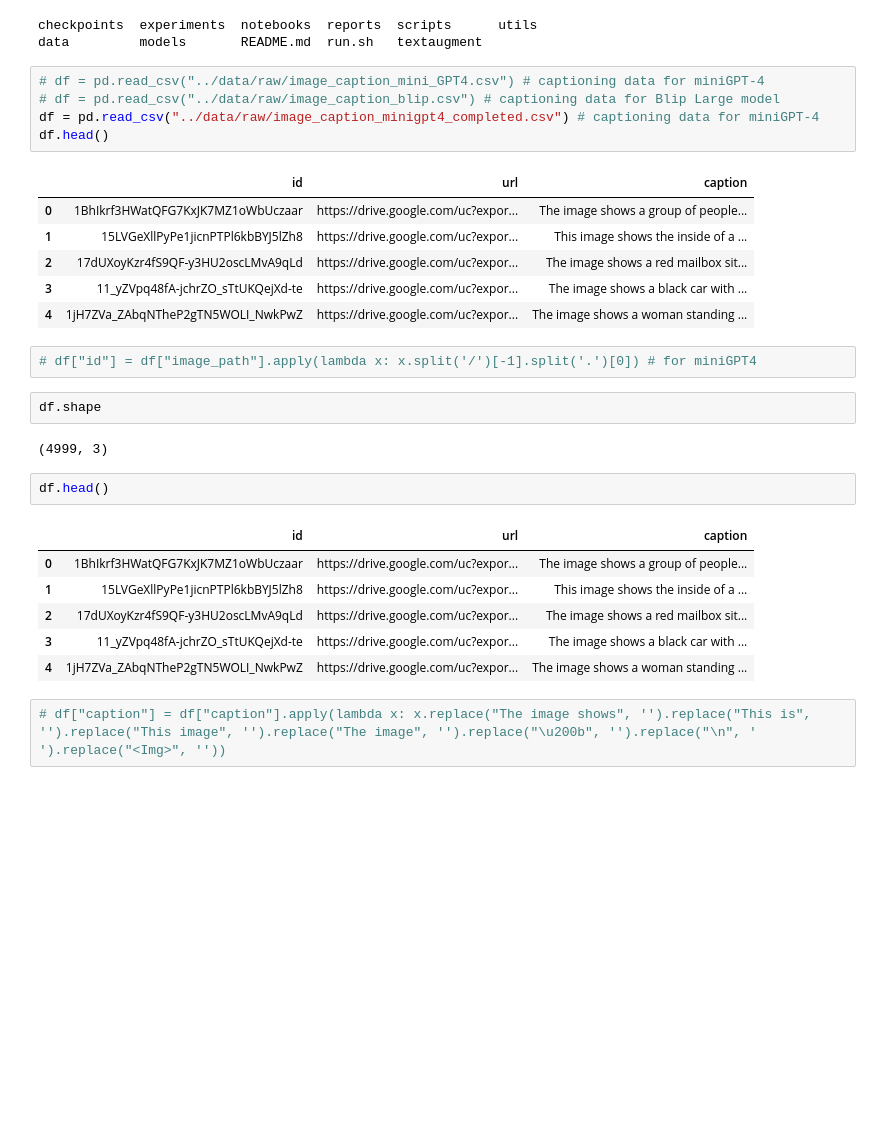
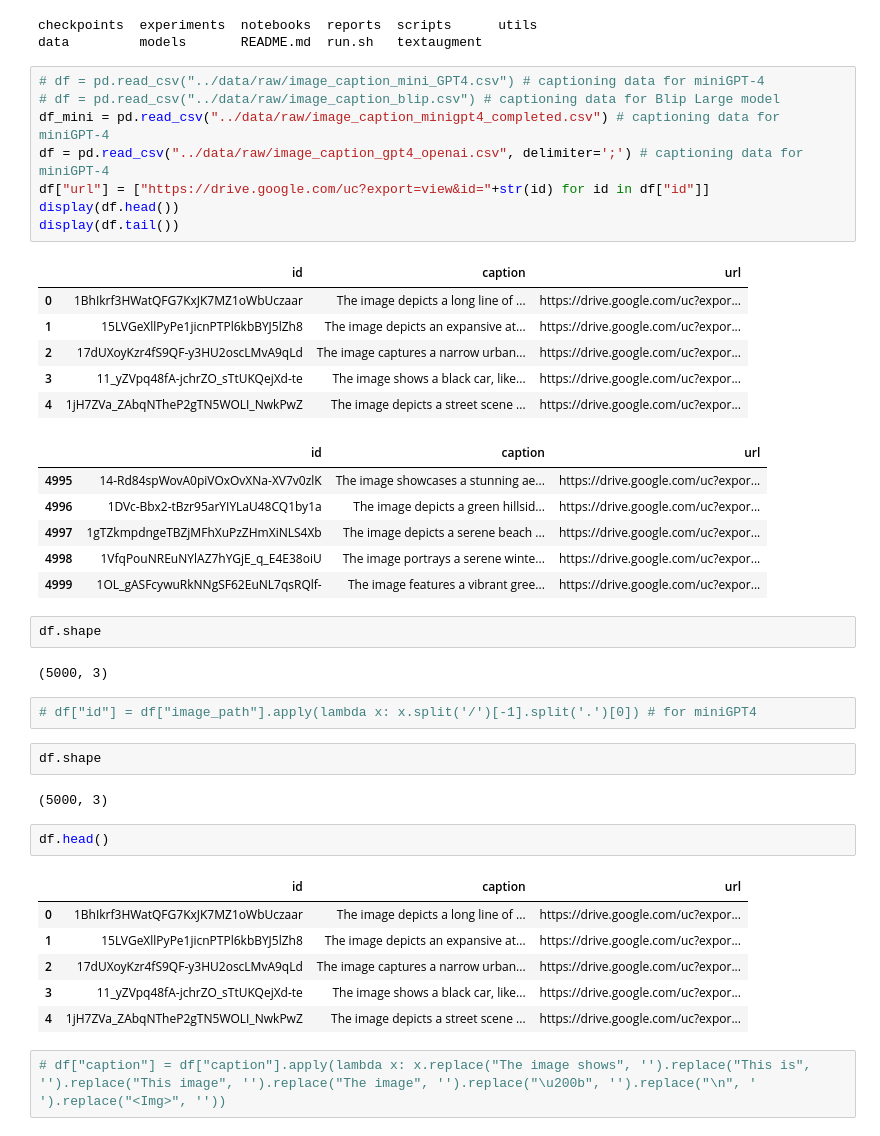
Before and after one commit to neemiasbsilva/MLLMsent-framework, a Jupyter notebook: notebooks/preprocess_raw_data.ipynb, the cells around one changed output. Drawn from its saved outputs; the diff is of its cells as text; blank space fills up the shorter version.

Commit message:
[New] add openai gpt4 + distil-bert alpha3 p5

```diff
--- a/notebooks/preprocess_raw_data.ipynb
+++ b/notebooks/preprocess_raw_data.ipynb
@@ -57,30 +57,43 @@ data         models       README.md  run.sh   textaugment
 # %%
 # df = pd.read_csv("../data/raw/image_caption_mini_GPT4.csv") # captioning data for miniGPT-4
 # df = pd.read_csv("../data/raw/image_caption_blip.csv") # captioning data for Blip Large model
-df = pd.read_csv("../data/raw/image_caption_minigpt4_completed.csv") # captioning data for miniGPT-4
-df.head()
+df_mini = pd.read_csv("../data/raw/image_caption_minigpt4_completed.csv") # captioning data for miniGPT-4
+df = pd.read_csv("../data/raw/image_caption_gpt4_openai.csv", delimiter=';') # captioning data for miniGPT-4
+df["url"] = ["https://drive.google.com/uc?export=view&id="+str(id) for id in df["id"]]
+display(df.head())
+display(df.tail())
 # %% [output]
-|  | id | url | caption |
-| 0 | 1BhIkrf3HWatQFG7KxJK7MZ1oWbUczaar | https://drive.google.com/uc?expor... | The image shows a group of people... |
-| 1 | 15LVGeXllPyPe1jicnPTPl6kbBYJ5lZh8 | https://drive.google.com/uc?expor... | This image shows the inside of a ... |
-| 2 | 17dUXoyKzr4fS9QF-y3HU2oscLMvA9qLd | https://drive.google.com/uc?expor... | The image shows a red mailbox sit... |
-| 3 | 11_yZVpq48fA-jchrZO_sTtUKQejXd-te | https://drive.google.com/uc?expor... | The image shows a black car with ... |
-| 4 | 1jH7ZVa_ZAbqNTheP2gTN5WOLI_NwkPwZ | https://drive.google.com/uc?expor... | The image shows a woman standing ... |
+|  | id | caption | url |
+| 0 | 1BhIkrf3HWatQFG7KxJK7MZ1oWbUczaar | The image depicts a long line of ... | https://drive.google.com/uc?expor... |
+| 1 | 15LVGeXllPyPe1jicnPTPl6kbBYJ5lZh8 | The image depicts an expansive at... | https://drive.google.com/uc?expor... |
+| 2 | 17dUXoyKzr4fS9QF-y3HU2oscLMvA9qLd | The image captures a narrow urban... | https://drive.google.com/uc?expor... |
+| 3 | 11_yZVpq48fA-jchrZO_sTtUKQejXd-te | The image shows a black car, like... | https://drive.google.com/uc?expor... |
+| 4 | 1jH7ZVa_ZAbqNTheP2gTN5WOLI_NwkPwZ | The image depicts a street scene ... | https://drive.google.com/uc?expor... |
+|  | id | caption | url |
+| 4995 | 14-Rd84spWovA0piVOxOvXNa-XV7v0zlK | The image showcases a stunning ae... | https://drive.google.com/uc?expor... |
+| 4996 | 1DVc-Bbx2-tBzr95arYIYLaU48CQ1by1a | The image depicts a green hillsid... | https://drive.google.com/uc?expor... |
+| 4997 | 1gTZkmpdngeTBZjMFhXuPzZHmXiNLS4Xb | The image depicts a serene beach ... | https://drive.google.com/uc?expor... |
+| 4998 | 1VfqPouNREuNYlAZ7hYGjE_q_E4E38oiU | The image portrays a serene winte... | https://drive.google.com/uc?expor... |
+| 4999 | 1OL_gASFcywuRkNNgSF62EuNL7qsRQlf- | The image features a vibrant gree... | https://drive.google.com/uc?expor... |
+# %%
+df.shape
+# %% [output]
+(5000, 3)
 # %%
 # df["id"] = df["image_path"].apply(lambda x: x.split('/')[-1].split('.')[0]) # for miniGPT4
 # %%
 df.shape
 # %% [output]
-(4999, 3)
+(5000, 3)
 # %%
 df.head()
 # %% [output]
-|  | id | url | caption |
-| 0 | 1BhIkrf3HWatQFG7KxJK7MZ1oWbUczaar | https://drive.google.com/uc?expor... | The image shows a group of people... |
-| 1 | 15LVGeXllPyPe1jicnPTPl6kbBYJ5lZh8 | https://drive.google.com/uc?expor... | This image shows the inside of a ... |
-| 2 | 17dUXoyKzr4fS9QF-y3HU2oscLMvA9qLd | https://drive.google.com/uc?expor... | The image shows a red mailbox sit... |
-| 3 | 11_yZVpq48fA-jchrZO_sTtUKQejXd-te | https://drive.google.com/uc?expor... | The image shows a black car with ... |
-| 4 | 1jH7ZVa_ZAbqNTheP2gTN5WOLI_NwkPwZ | https://drive.google.com/uc?expor... | The image shows a woman standing ... |
+|  | id | caption | url |
+| 0 | 1BhIkrf3HWatQFG7KxJK7MZ1oWbUczaar | The image depicts a long line of ... | https://drive.google.com/uc?expor... |
+| 1 | 15LVGeXllPyPe1jicnPTPl6kbBYJ5lZh8 | The image depicts an expansive at... | https://drive.google.com/uc?expor... |
+| 2 | 17dUXoyKzr4fS9QF-y3HU2oscLMvA9qLd | The image captures a narrow urban... | https://drive.google.com/uc?expor... |
+| 3 | 11_yZVpq48fA-jchrZO_sTtUKQejXd-te | The image shows a black car, like... | https://drive.google.com/uc?expor... |
+| 4 | 1jH7ZVa_ZAbqNTheP2gTN5WOLI_NwkPwZ | The image depicts a street scene ... | https://drive.google.com/uc?expor... |
 # %%
 # df["caption"] = df["caption"].apply(lambda x: x.replace("The image shows", '').replace("This is", '').replace("This image", '').replace("The image", '').replace("\u200b", '').replace("\n", ' ').replace("<Img>", ''))
 # %%
```
Also changed, not shown: parts of 4 cells of this notebook, 34 other files.
